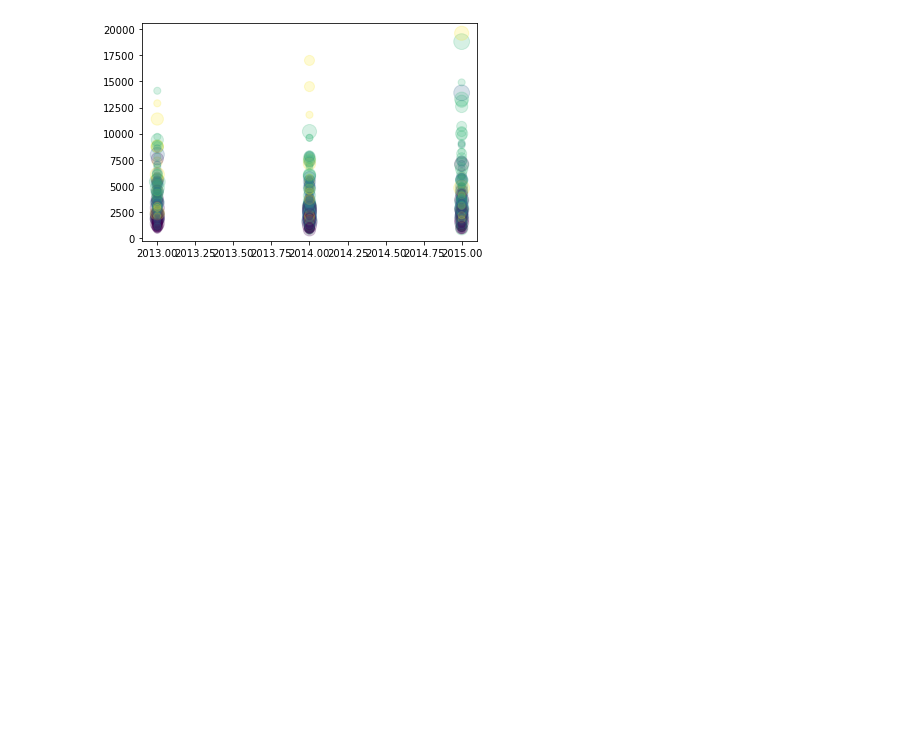
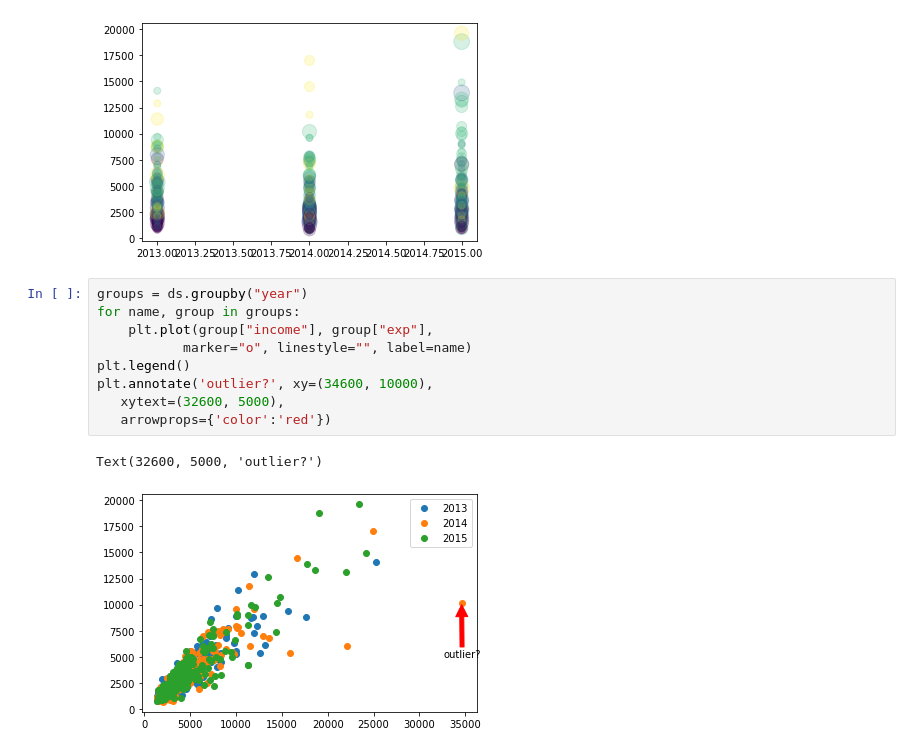
Before and after one commit to chanwoo2307/green, a Jupyter notebook: _notebooks/enook.ipynb, the cells around one changed output. Drawn from its saved outputs; the diff is of its cells as text; blank space fills up the shorter version.

```diff
--- a/_notebooks/enook.ipynb
+++ b/_notebooks/enook.ipynb
@@ -258,3 +258,15 @@ plt.scatter(ds.year, ds.exp, alpha=0.2,
 # %% [output]
 <matplotlib.collections.PathCollection at 0x...>
 [figure]
+# %%
+groups = ds.groupby("year")
+for name, group in groups:
+    plt.plot(group["income"], group["exp"],
+           marker="o", linestyle="", label=name)
+plt.legend()
+plt.annotate('outlier?', xy=(34600, 10000),
+   xytext=(32600, 5000),
+   arrowprops={'color':'red'})
+# %% [output]
+Text(32600, 5000, 'outlier?')
+[figure, added]
```
